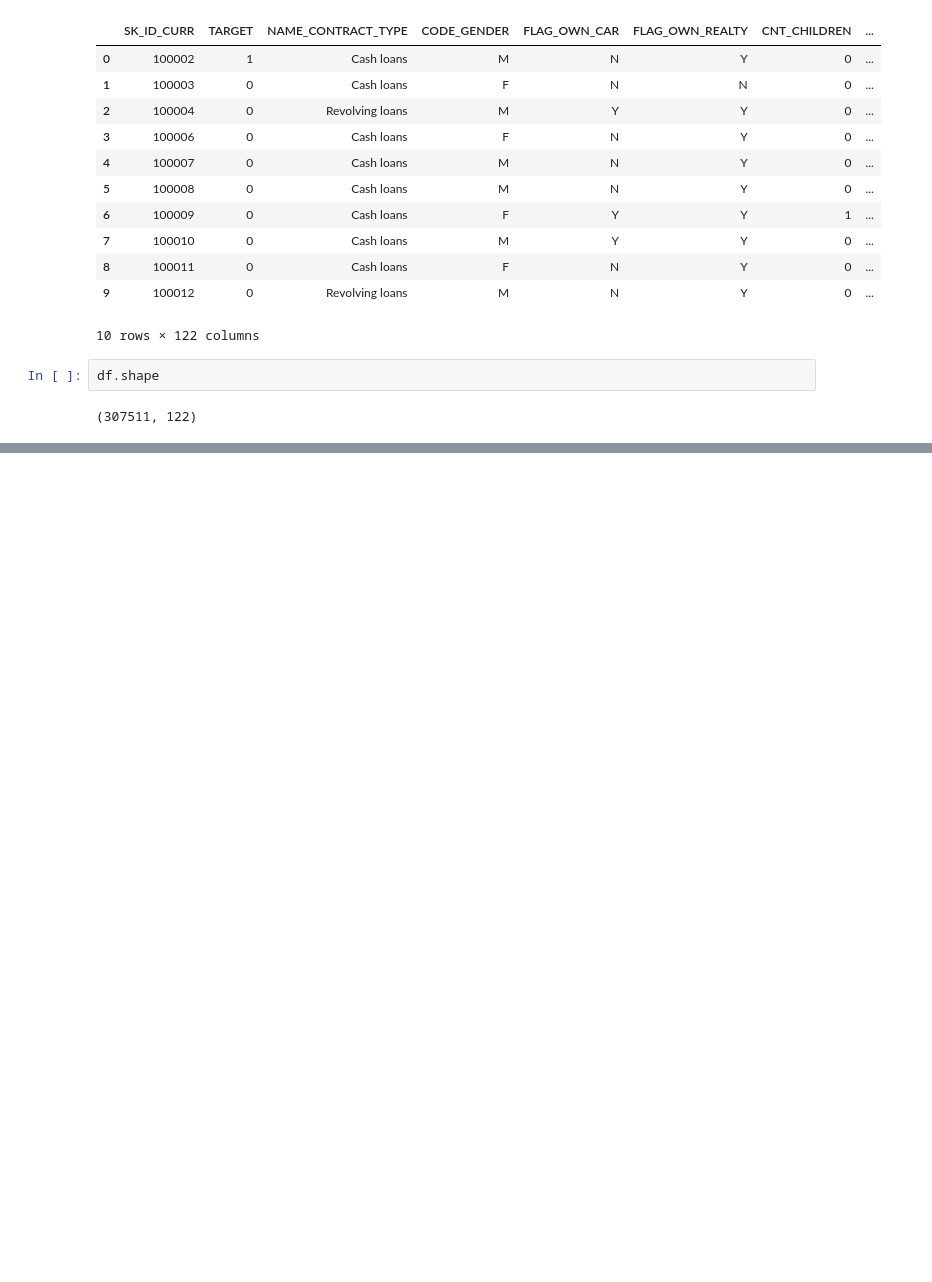
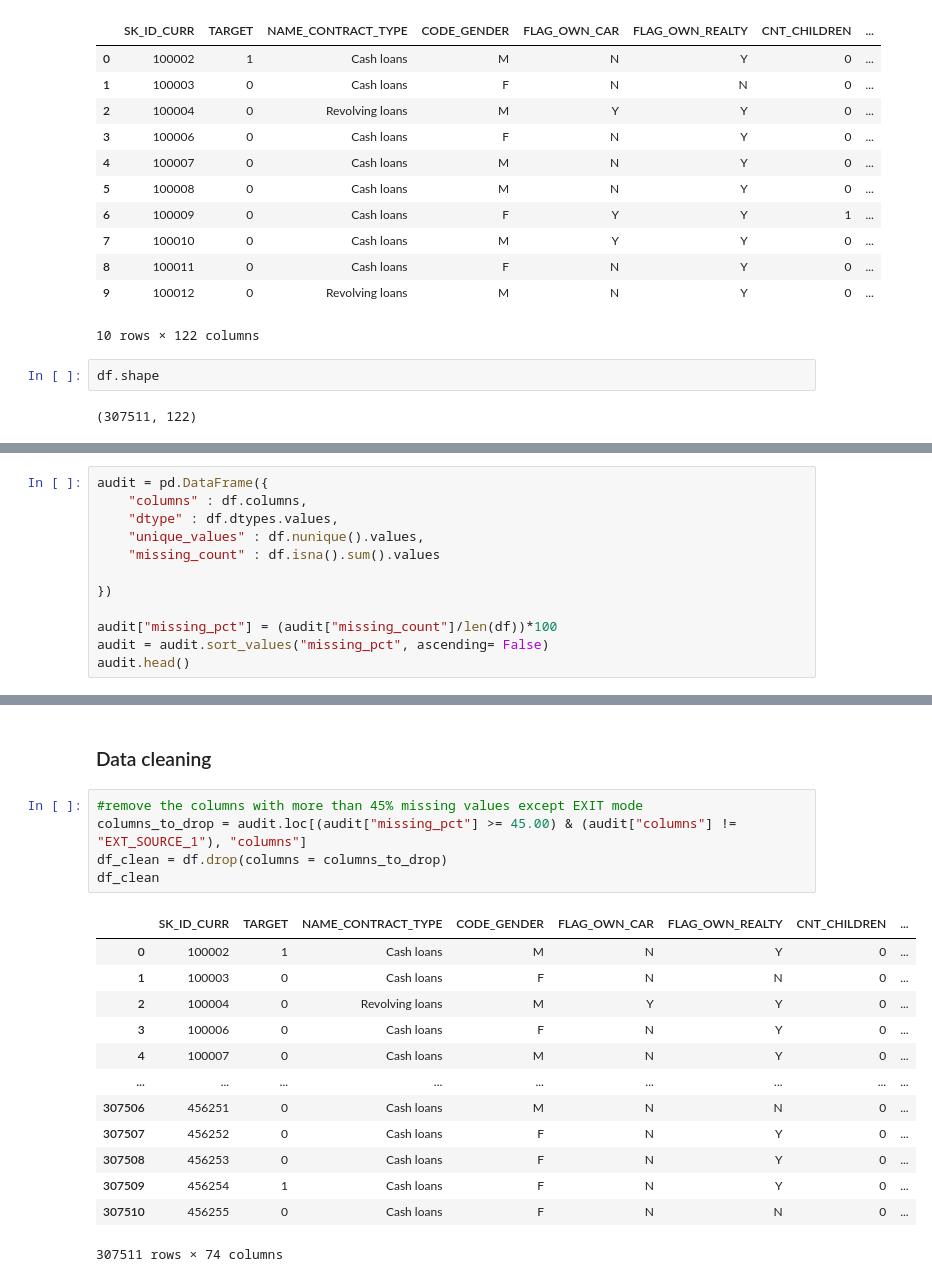
Before and after one commit to chaitanyakkumar/credit-risk-analyzer, a Jupyter notebook: notebooks/01_main_eda.ipynb, the cells around one changed output, grey strips where cells are left out. Drawn from its saved outputs; the diff is of its cells as text; blank space fills up the shorter version.

```diff
--- a/notebooks/01_main_eda.ipynb
+++ b/notebooks/01_main_eda.ipynb
@@ -71,0 +96,12 @@ d
+# %%
+audit = pd.DataFrame({
+    "columns" : df.columns,
+    "dtype" : df.dtypes.values,
+    "unique_values" : df.nunique().values,
+    "missing_count" : df.isna().sum().values
+
+})
+
+audit["missing_pct"] = (audit["missing_count"]/len(df))*100
+audit = audit.sort_values("missing_pct", ascending= False)
+audit.head()
@@ -71,0 +156,21 @@ d
+# %% [markdown]
+### Data cleaning
+# %%
+#remove the columns with more than 45% missing values except EXIT mode
+columns_to_drop = audit.loc[(audit["missing_pct"] >= 45.00) & (audit["columns"] != "EXT_SOURCE_1"), "columns"]
+df_clean = df.drop(columns = columns_to_drop)
+df_clean
+# %% [output]
+|  | SK_ID_CURR | TARGET | NAME_CONTRACT_TYPE | CODE_GENDER | FLAG_OWN_CAR | FLAG_OWN_REALTY | CNT_CHILDREN | ... |
+| 0 | 100002 | 1 | Cash loans | M | N | Y | 0 | ... |
+| 1 | 100003 | 0 | Cash loans | F | N | N | 0 | ... |
+| 2 | 100004 | 0 | Revolving loans | M | Y | Y | 0 | ... |
+| 3 | 100006 | 0 | Cash loans | F | N | Y | 0 | ... |
+| 4 | 100007 | 0 | Cash loans | M | N | Y | 0 | ... |
+| ... | ... | ... | ... | ... | ... | ... | ... | ... |
+| 307506 | 456251 | 0 | Cash loans | M | N | N | 0 | ... |
+| 307507 | 456252 | 0 | Cash loans | F | N | Y | 0 | ... |
+| 307508 | 456253 | 0 | Cash loans | F | N | Y | 0 | ... |
+| 307509 | 456254 | 1 | Cash loans | F | N | Y | 0 | ... |
+| 307510 | 456255 | 0 | Cash loans | F | N | N | 0 | ... |
+307511 rows × 74 columns
```
Also changed, not shown: parts of 14 cells of this notebook, 2 other files.
